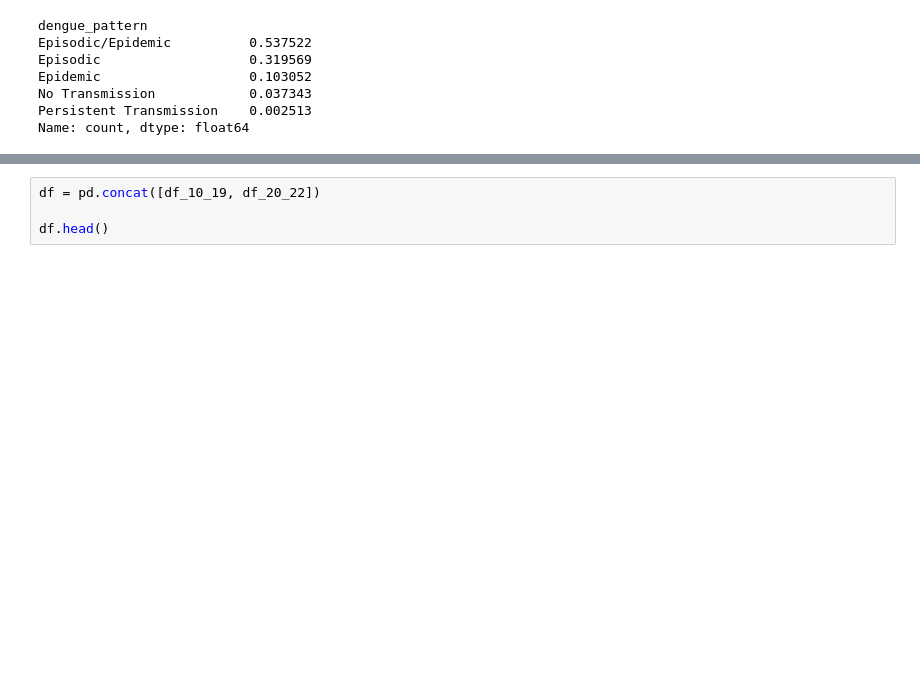
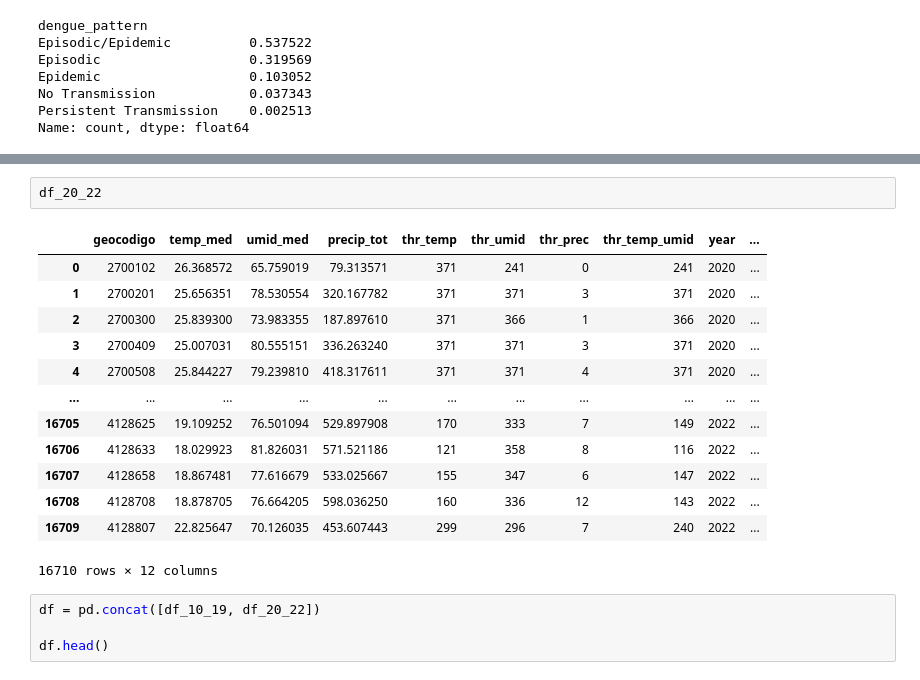
Before and after one commit to iasmimalmeida/Epidynamics, a Jupyter notebook: Phyton/make_boxplot.ipynb, the cells around one changed output, grey strips where cells are left out. Saved outputs shown, nothing was run; the diff lists cells and outputs as text; blank space fills up the shorter version.

```diff
--- a/Phyton/make_boxplot.ipynb
+++ b/Phyton/make_boxplot.ipynb
@@ -57,6 +122,22 @@ Epidemic                   0.163555
 No Transmission            0.043806
 Persistent Transmission    0.007002
 Name: count, dtype: float64
+# %%
+df_20_22
+# %% [output]
+|  | geocodigo | temp_med | umid_med | precip_tot | thr_temp | thr_umid | thr_prec | thr_temp_umid | year | ... |
+| 0 | 2700102 | 26.368572 | 65.759019 | 79.313571 | 371 | 241 | 0 | 241 | 2020 | ... |
+| 1 | 2700201 | 25.656351 | 78.530554 | 320.167782 | 371 | 371 | 3 | 371 | 2020 | ... |
+| 2 | 2700300 | 25.839300 | 73.983355 | 187.897610 | 371 | 366 | 1 | 366 | 2020 | ... |
+| 3 | 2700409 | 25.007031 | 80.555151 | 336.263240 | 371 | 371 | 3 | 371 | 2020 | ... |
+| 4 | 2700508 | 25.844227 | 79.239810 | 418.317611 | 371 | 371 | 4 | 371 | 2020 | ... |
+| ... | ... | ... | ... | ... | ... | ... | ... | ... | ... | ... |
+| 16705 | 4128625 | 19.109252 | 76.501094 | 529.897908 | 170 | 333 | 7 | 149 | 2022 | ... |
+| 16706 | 4128633 | 18.029923 | 81.826031 | 571.521186 | 121 | 358 | 8 | 116 | 2022 | ... |
+| 16707 | 4128658 | 18.867481 | 77.616679 | 533.025667 | 155 | 347 | 6 | 147 | 2022 | ... |
+| 16708 | 4128708 | 18.878705 | 76.664205 | 598.036250 | 160 | 336 | 12 | 143 | 2022 | ... |
+| 16709 | 4128807 | 22.825647 | 70.126035 | 453.607443 | 299 | 296 | 7 | 240 | 2022 | ... |
+16710 rows × 12 columns
 # %%
 df = pd.concat([df_10_19, df_20_22])
 
```
Also changed, not shown: parts of 17 cells of this notebook, 3 other files.
